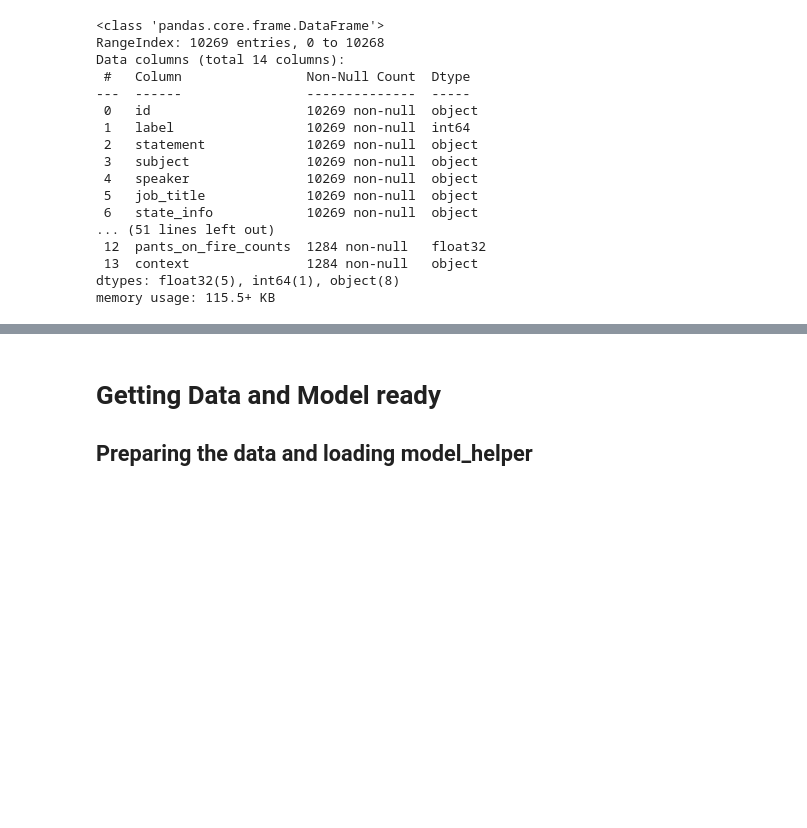
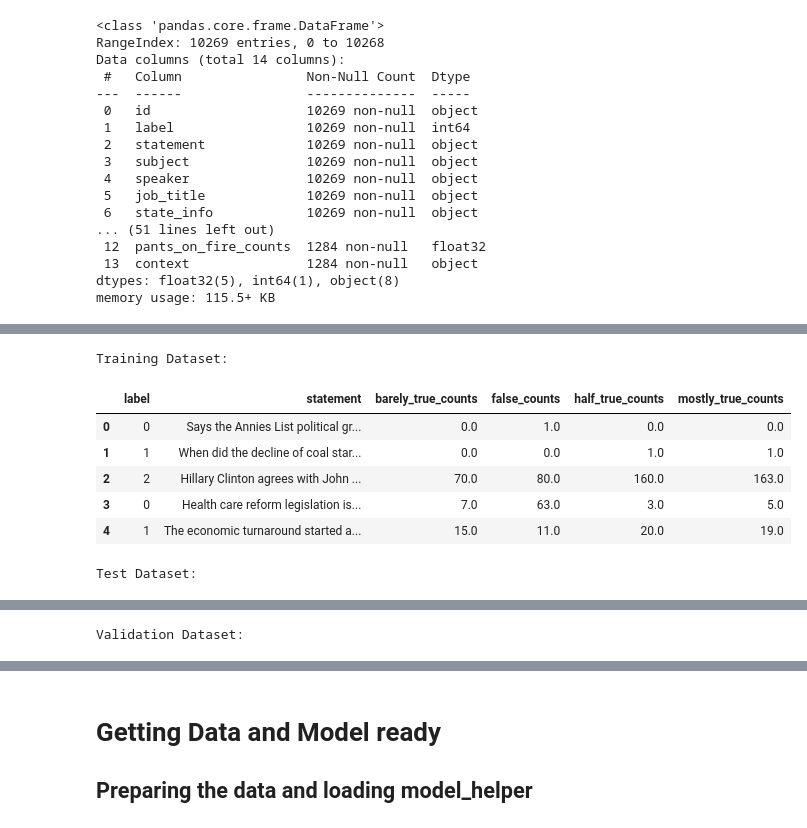
Before and after one commit to mattlundberg/Project-3, a Jupyter notebook: src/matttesting.ipynb, the cells around one changed output, grey strips where cells are left out. Cells and saved outputs as stored; diff of their text form; code cells hidden in the pictures; blank space fills up the shorter version.

```diff
--- a/src/matttesting.ipynb
+++ b/src/matttesting.ipynb
@@ -73,0 +74,27 @@ Validation Dataset:
+# %%
+# Combining the counts of 'false_counts' and 'pants_on_fire_counts' into 'false_counts'
+ds_train['false_counts'] = ds_train['false_counts'] + ds_train['pants_on_fire_counts']
+ds_test['false_counts'] = ds_test['false_counts'] + ds_test['pants_on_fire_counts']
+ds_validation['false_counts'] = ds_validation['false_counts'] + ds_validation['pants_on_fire_counts']
+# %%
+# Dropping 'pants_on_fire_counts' from each dataset
+ds_train = ds_train.drop('pants_on_fire_counts', axis=1)
+ds_test = ds_test.drop('pants_on_fire_counts', axis=1)
+ds_validation = ds_validation.drop('pants_on_fire_counts', axis=1)
+
+# Display results
+print("Training Dataset:")
+display(ds_train.head())
+print("\nTest Dataset:")
+display(ds_test.head())
+print("\nValidation Dataset:")
+display(ds_validation.head())
+# %% [output]
+Training Dataset:
+|  | label | statement | barely_true_counts | false_counts | half_true_counts | mostly_true_counts |
+| 0 | 0 | Says the Annies List political gr... | 0.0 | 1.0 | 0.0 | 0.0 |
+| 1 | 1 | When did the decline of coal star... | 0.0 | 0.0 | 1.0 | 1.0 |
+| 2 | 2 | Hillary Clinton agrees with John ... | 70.0 | 80.0 | 160.0 | 163.0 |
+| 3 | 0 | Health care reform legislation is... | 7.0 | 63.0 | 3.0 | 5.0 |
+| 4 | 1 | The economic turnaround started a... | 15.0 | 11.0 | 20.0 | 19.0 |
+Test Dataset:
@@ -73,0 +107 @@ Validation Dataset:
+Validation Dataset:
```
Also changed, not shown: parts of 10 cells of this notebook, 1 other file.
